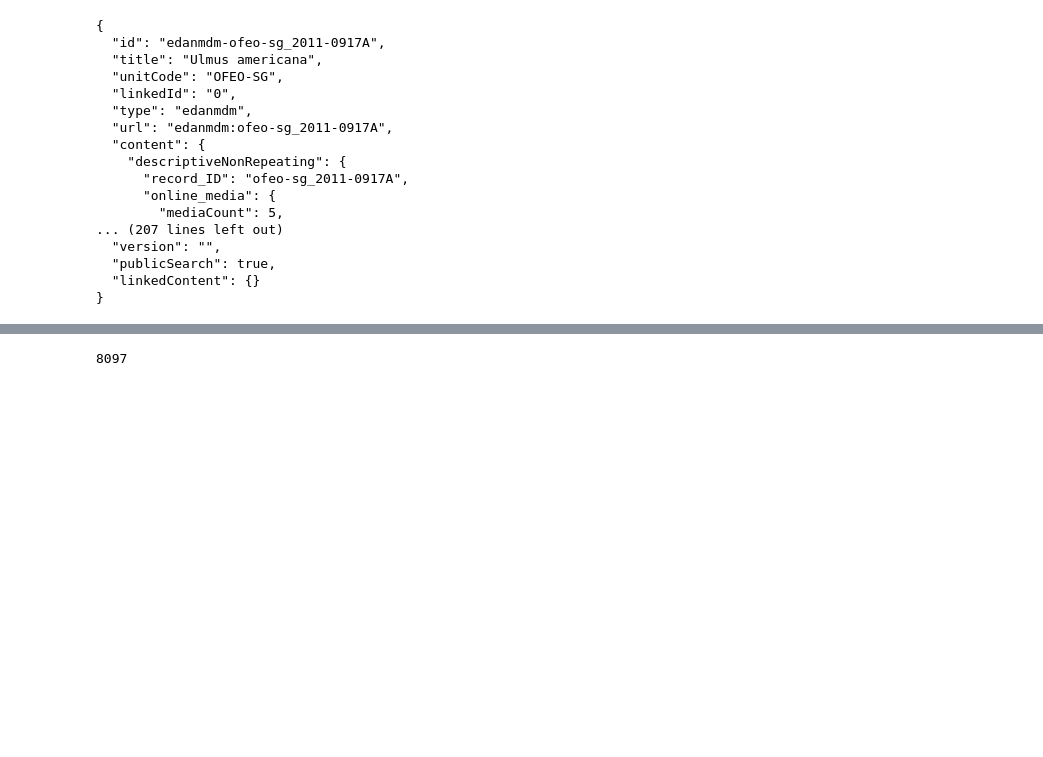
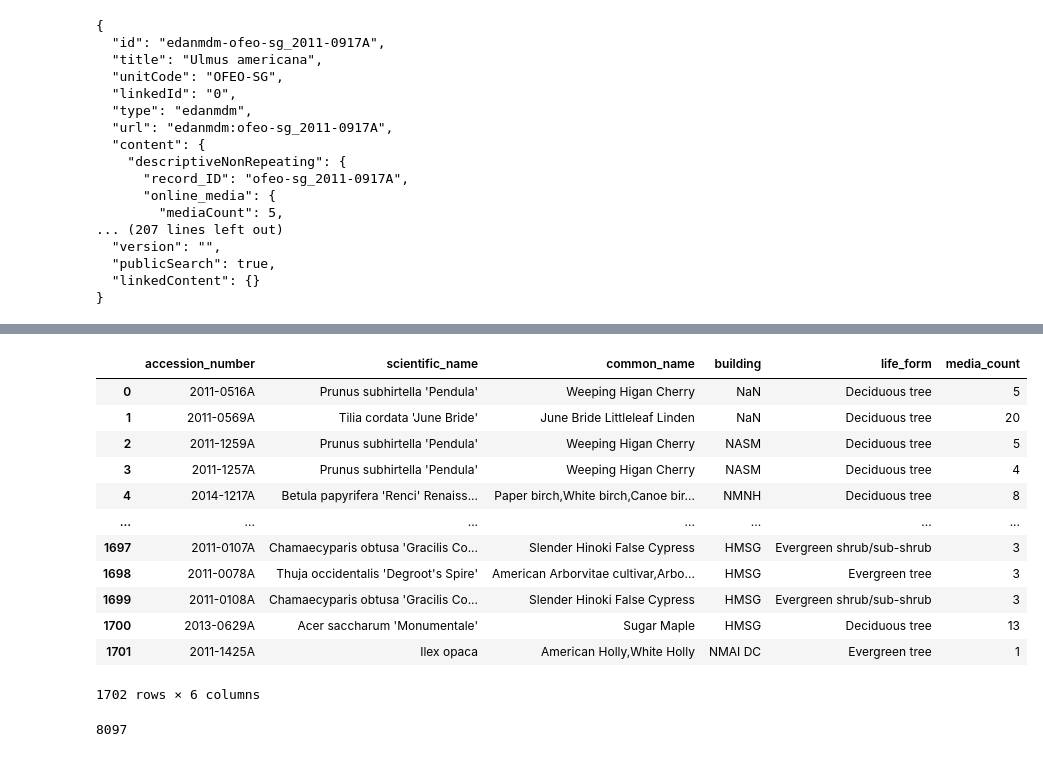
Before and after one commit to sidatasciencelab/gardens_ml, a Jupyter notebook: Parsing EDAN JSON.ipynb, the cells around one changed output, grey strips where cells are left out. Drawn from its saved outputs; the diff is of its cells as text; code cells hidden in the pictures; blank space fills up the shorter version.

```diff
--- a/Parsing EDAN JSON.ipynb
+++ b/Parsing EDAN JSON.ipynb
@@ -86,0 +99,24 @@ garden_df.head()
+# %%
+column_names = {'Accession Number':'accession_number',
+                 'title':'scientific_name',
+                 'common_name':'common_name',
+                 'building':'building',
+                 'Life Form':'life_form',
+                 'media_count':'media_count'}
+output_df = garden_df[column_names.keys()]
+output_df = output_df.rename(columns=column_names)
+output_df
+# %% [output]
+|  | accession_number | scientific_name | common_name | building | life_form | media_count |
+| 0 | 2011-0516A | Prunus subhirtella 'Pendula' | Weeping Higan Cherry | NaN | Deciduous tree | 5 |
+| 1 | 2011-0569A | Tilia cordata 'June Bride' | June Bride Littleleaf Linden | NaN | Deciduous tree | 20 |
+| 2 | 2011-1259A | Prunus subhirtella 'Pendula' | Weeping Higan Cherry | NASM | Deciduous tree | 5 |
+| 3 | 2011-1257A | Prunus subhirtella 'Pendula' | Weeping Higan Cherry | NASM | Deciduous tree | 4 |
+| 4 | 2014-1217A | Betula papyrifera 'Renci' Renaiss... | Paper birch,White birch,Canoe bir... | NMNH | Deciduous tree | 8 |
+| ... | ... | ... | ... | ... | ... | ... |
+| 1697 | 2011-0107A | Chamaecyparis obtusa 'Gracilis Co... | Slender Hinoki False Cypress | HMSG | Evergreen shrub/sub-shrub | 3 |
+| 1698 | 2011-0078A | Thuja occidentalis 'Degroot's Spire' | American Arborvitae cultivar,Arbo... | HMSG | Evergreen tree | 3 |
+| 1699 | 2011-0108A | Chamaecyparis obtusa 'Gracilis Co... | Slender Hinoki False Cypress | HMSG | Evergreen shrub/sub-shrub | 3 |
+| 1700 | 2013-0629A | Acer saccharum 'Monumentale' | Sugar Maple | HMSG | Deciduous tree | 13 |
+| 1701 | 2011-1425A | Ilex opaca | American Holly,White Holly | NMAI DC | Evergreen tree | 1 |
+1702 rows × 6 columns
```
Also changed, not shown: parts of 4 cells of this notebook, 3 other files.
